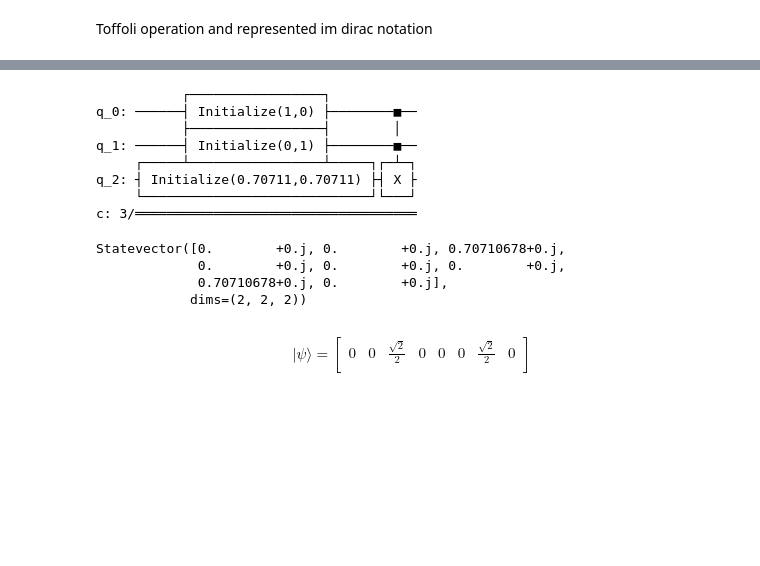
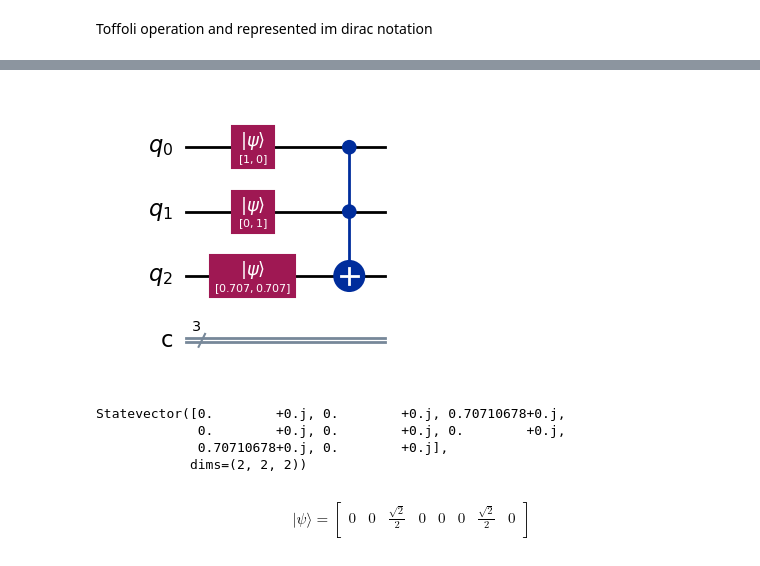
Before and after one commit to Guhan2348519/QC_LAB, a Jupyter notebook: 2348519_QC_LAB3.ipynb, the cells around one changed output, grey strips where cells are left out. Drawn from its saved outputs; the diff is of its cells as text; code cells hidden in the pictures; blank space fills up the shorter version.

```diff
--- a/2348519_QC_LAB3.ipynb
+++ b/2348519_QC_LAB3.ipynb
@@ -112,30 +170,21 @@ Requirement already satisfied: mpmath<1.4,>=1.1.0 in /usr/local/lib/python3.10/d
 # %%
 qc = QuantumCircuit(3, 3)
 qc.initialize([1, 0], 0)
 qc.initialize([0, 1], 1)
 qc.initialize([1/np.sqrt(2), 1/np.sqrt(2)], 2)
 qc.ccx(0, 1, 2)
-
-
-display(qc.draw(output='text'))
+display(qc.draw(output='mpl'))
 simulator = AerSimulator()
 qc.save_statevector()
 result = simulator.run(qc).result()
 statevector = result.get_statevector()
 print(statevector)
 # %% [output]
+[figure, added]
-           ┌─────────────────┐
-q_0: ──────┤ Initialize(1,0) ├────────■──
-           ├─────────────────┤        │
-q_1: ──────┤ Initialize(0,1) ├────────■──
-     ┌─────┴─────────────────┴─────┐┌─┴─┐
-q_2: ┤ Initialize(0.70711,0.70711) ├┤ X ├
-     └─────────────────────────────┘└───┘
-c: 3/════════════════════════════════════
+Statevector([0.        +0.j, 0.        +0.j, 0.70710678+0.j,
+             0.        +0.j, 0.        +0.j, 0.        +0.j,
+             0.70710678+0.j, 0.        +0.j],
+            dims=(2, 2, 2))
-Statevector([0.        +0.j, 0.        +0.j, 0.70710678+0.j,
-             0.        +0.j, 0.        +0.j, 0.        +0.j,
-             0.70710678+0.j, 0.        +0.j],
-            dims=(2, 2, 2))
 # %%
 from qiskit.visualization import state_visualization
 # Convert the statevector to LaTeX representation in Dirac notation
```
Also changed, not shown: parts of 4 cells of this notebook.
